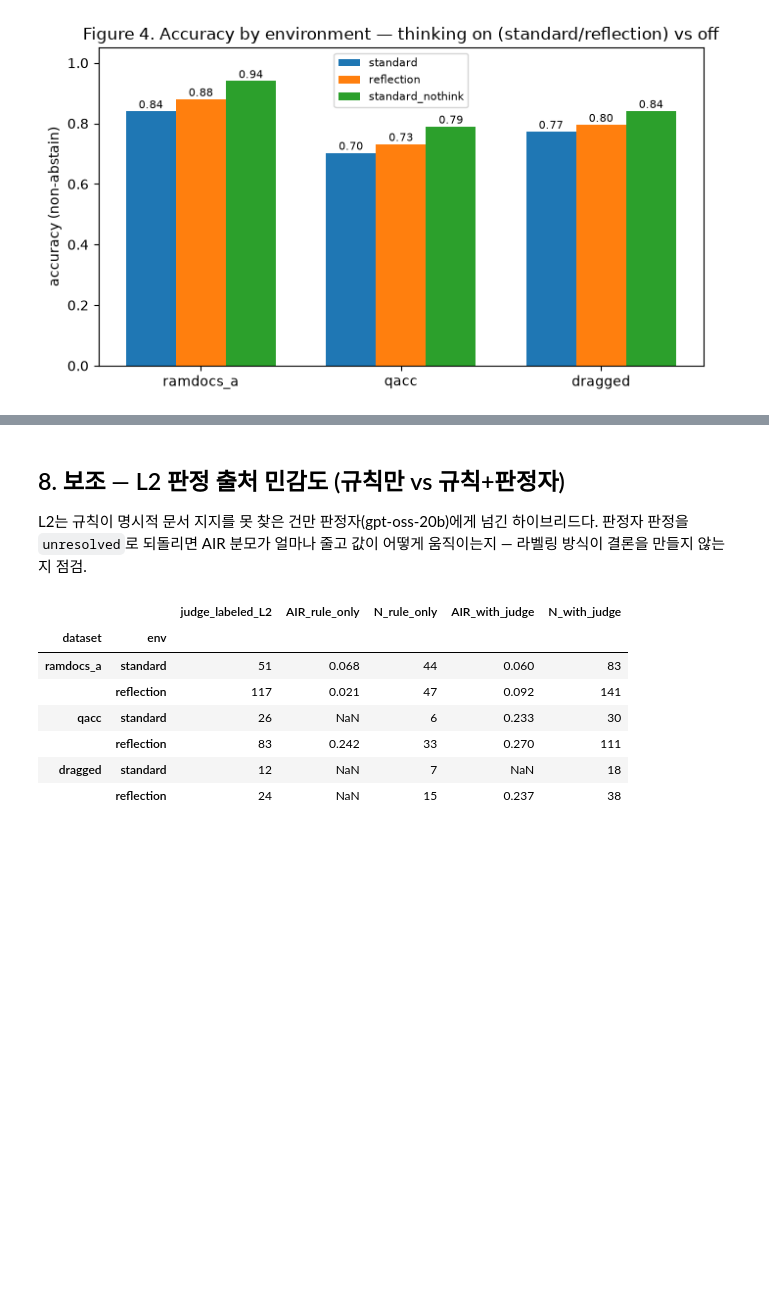
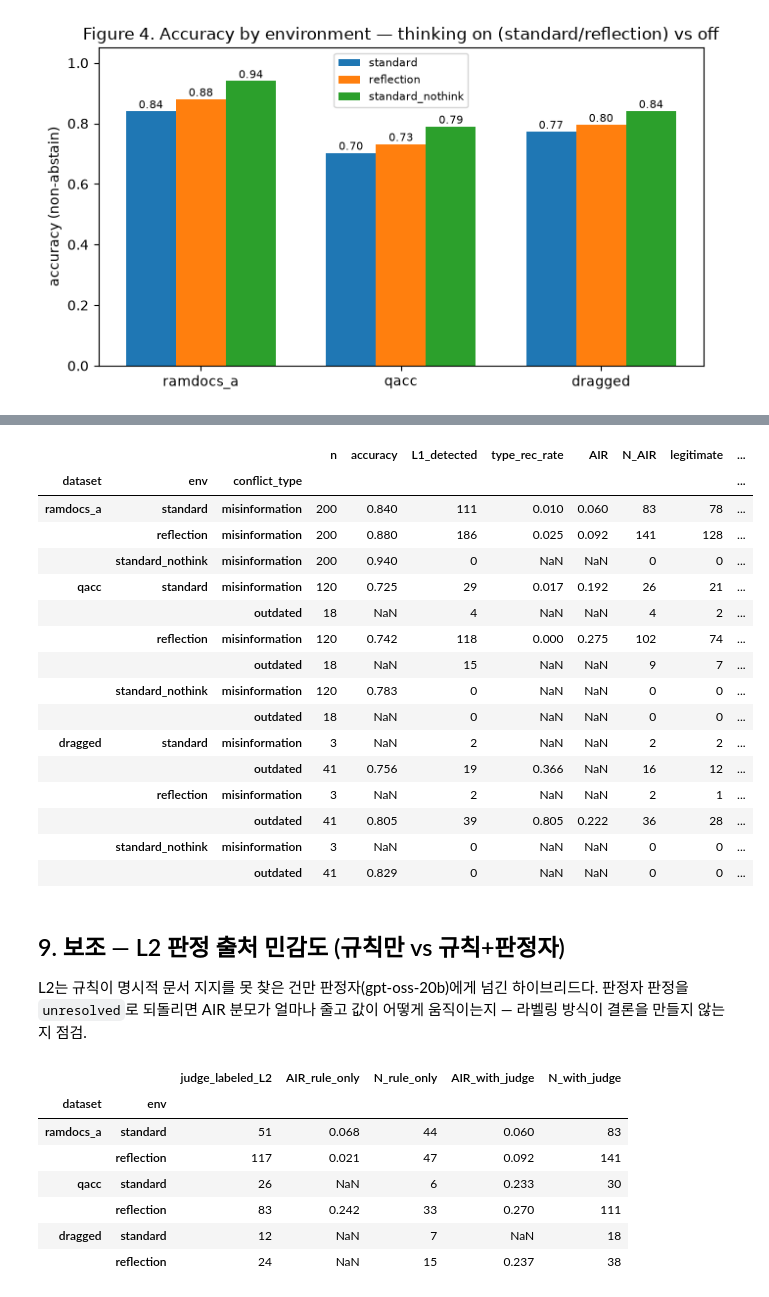
Before and after one commit to jin-ryu/thinkconflict, a Jupyter notebook: results/air_analysis.ipynb, the cells around one changed output, grey strips where cells are left out. Saved outputs shown, nothing was run; the diff lists cells and outputs as text; code cells hidden in the pictures; blank space fills up the shorter version.

Commit message:
feat(results): add conflict_type stratification and type-recognition rate to records, summary, notebook

```diff
--- a/results/air_analysis.ipynb
+++ b/results/air_analysis.ipynb
@@ -325,5 +330,40 @@ ax.legend(fontsize=8); plt.tight_layout(); plt.show()
+# %%
+rows = []
+for ds in DATASETS:
+    for e in ENVS:
+        g_env = df[(df.dataset == ds) & (df.env == e)]
+        for ct, g in g_env.groupby("conflict_type"):
+            m = stage_metrics(g)
+            n = len(g)
+            rows.append({"dataset": ds, "env": e, "conflict_type": ct, "n": n,
+                         "accuracy": m["accuracy"][0],
+                         "L1_detected": int((g.L1 == "detected").sum()),
+                         "type_rec_rate": (round((g.type_recognition == "correct_type").mean(), 3) if n >= MIN_N else np.nan),
+                         "AIR": m["AIR"][0], "N_AIR": m["AIR"][2],
+                         "legitimate": int((g.path == "legitimate").sum()), "blind_hit": int((g.path == "blind_hit").sum())})
+table5 = pd.DataFrame(rows).set_index(["dataset", "env", "conflict_type"])
+table5.loc[(slice(None), "standard_nothink", slice(None)), ["type_rec_rate", "AIR"]] = np.nan
+table5.round(3)
+# %% [output]
+|  |  |  | n | accuracy | L1_detected | type_rec_rate | AIR | N_AIR | legitimate | ... |
+| dataset | env | conflict_type |  |  |  |  |  |  |  | ... |
+| ramdocs_a | standard | misinformation | 200 | 0.840 | 111 | 0.010 | 0.060 | 83 | 78 | ... |
+|  | reflection | misinformation | 200 | 0.880 | 186 | 0.025 | 0.092 | 141 | 128 | ... |
+|  | standard_nothink | misinformation | 200 | 0.940 | 0 | NaN | NaN | 0 | 0 | ... |
+| qacc | standard | misinformation | 120 | 0.725 | 29 | 0.017 | 0.192 | 26 | 21 | ... |
+|  |  | outdated | 18 | NaN | 4 | NaN | NaN | 4 | 2 | ... |
+|  | reflection | misinformation | 120 | 0.742 | 118 | 0.000 | 0.275 | 102 | 74 | ... |
+|  |  | outdated | 18 | NaN | 15 | NaN | NaN | 9 | 7 | ... |
+|  | standard_nothink | misinformation | 120 | 0.783 | 0 | NaN | NaN | 0 | 0 | ... |
+|  |  | outdated | 18 | NaN | 0 | NaN | NaN | 0 | 0 | ... |
+| dragged | standard | misinformation | 3 | NaN | 2 | NaN | NaN | 2 | 2 | ... |
+|  |  | outdated | 41 | 0.756 | 19 | 0.366 | NaN | 16 | 12 | ... |
+|  | reflection | misinformation | 3 | NaN | 2 | NaN | NaN | 2 | 1 | ... |
+|  |  | outdated | 41 | 0.805 | 39 | 0.805 | 0.222 | 36 | 28 | ... |
+|  | standard_nothink | misinformation | 3 | NaN | 0 | NaN | NaN | 0 | 0 | ... |
+|  |  | outdated | 41 | 0.829 | 0 | NaN | NaN | 0 | 0 | ... |
 # %% [markdown]
-## 8. 보조 — L2 판정 출처 민감도 (규칙만 vs 규칙+판정자)
+## 9. 보조 — L2 판정 출처 민감도 (규칙만 vs 규칙+판정자)
 L2는 규칙이 명시적 문서 지지를 못 찾은 건만 판정자(gpt-oss-20b)에게 넘긴 하이브리드다. 판정자 판정을 `unresolved`로 되돌리면 AIR 분모가 얼마나 줄고 값이 어떻게 움직이는지 — 라벨링 방식이 결론을 만들지 않는지 점검.
 # %%
 rows = []
```
Also changed, not shown: parts of 3 cells of this notebook, 5 other files.
